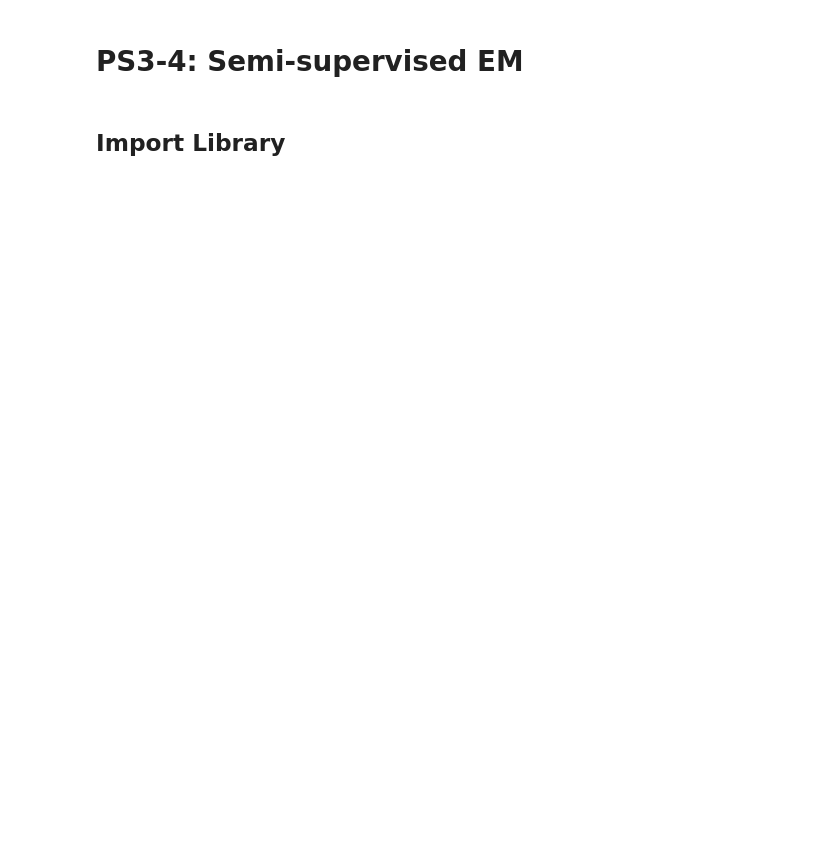
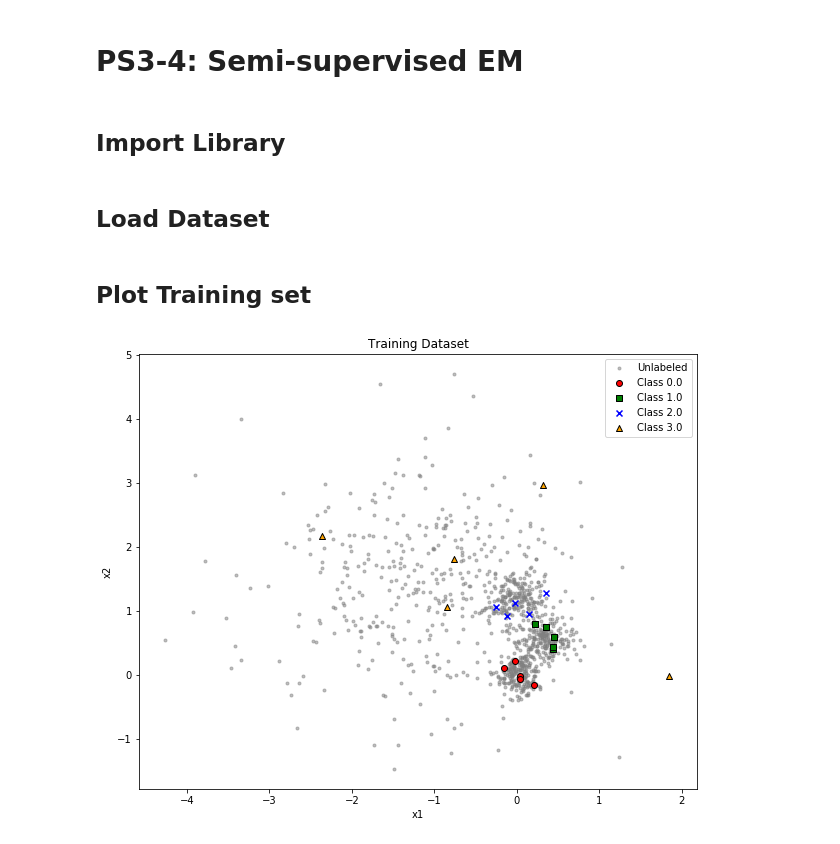
Before and after one commit to anhnt02hp/CS229-Fall2018-FullCourse, a Jupyter notebook: Full_Problem_Set_Solution/PS3/exercise_4.ipynb, the cells around one changed output. Saved outputs shown, nothing was run; the diff lists cells and outputs as text; code cells hidden in the pictures; blank space fills up the shorter version.

Commit message:
Plot Training set PS3

```diff
--- a/Full_Problem_Set_Solution/PS3/exercise_4.ipynb
+++ b/Full_Problem_Set_Solution/PS3/exercise_4.ipynb
@@ -8,0 +10,2 @@ import os
+# %% [markdown]
+## Load Dataset
@@ -8,0 +21,44 @@ import os
+# %% [markdown]
+## Plot Training set
+# %%
+def plot_dataset(x, z, title):
+    plt.figure(figsize=(10, 8))
+
+    #1. Get unique label
+    z_labels = np.unique(z)
+
+    #2. Get Color for many labels
+    markers = ['o', 's', 'x', '^', 'v', 'D', '*', '+']
+    colors = ['red', 'green', 'blue', 'orange']
+
+    #3. Plot
+    color_idx = 0
+    for lbl in z_labels:
+        mask = (z == lbl)
+        if lbl == -1:
+            # Plot unlabeled
+            plt.scatter(
+                x[mask, 0], x[mask, 1],
+                c='gray', marker='.', label="Unlabeled", alpha=0.5
+            )
+        else:
+            # Plot Labeled
+            plt.scatter(
+                x[mask, 0], x[mask, 1],
+                c=[colors[color_idx]], marker=markers[color_idx % len(markers)],
+                label=f"Class {lbl}", edgecolors='k'
+            )
+            #update color
+            color_idx += 1
+
+    #4. Title & axes
+    plt.title(title)
+    plt.xlabel('x1')
+    plt.ylabel('x2')
+    plt.legend()
+    plt.show()
+# %%
+#Training set
+plot_dataset(x_train, z_train, "Training Dataset")
+# %% [output]
+[figure, added]
```
Also changed, not shown: parts of 2 cells of this notebook.
